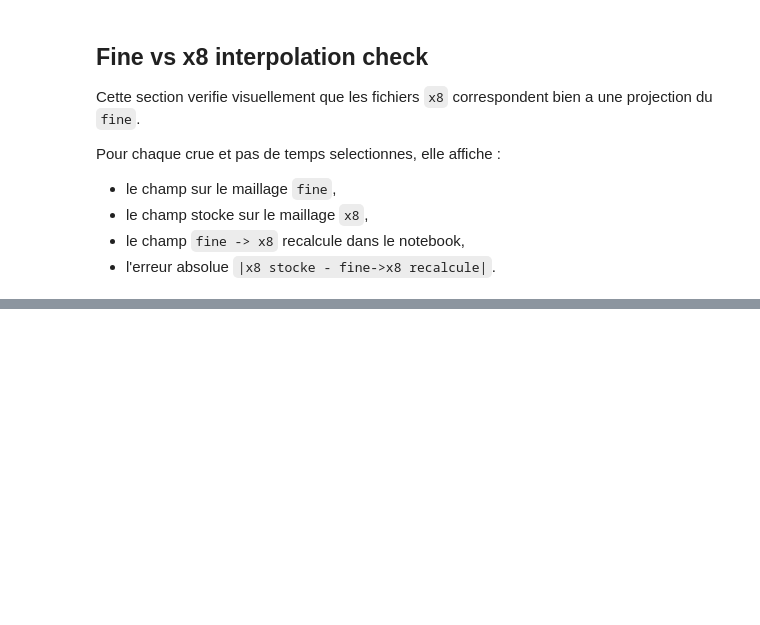
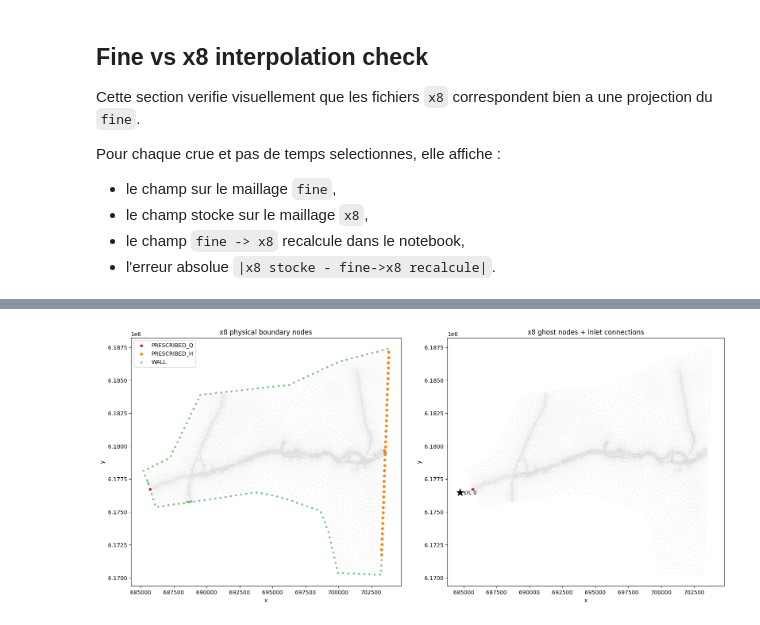
Before and after one commit to vmerc/gnn_modulus_test, a Jupyter notebook: Aube/multisource/check_multisource_dataset.ipynb, the cells around one changed output, grey strips where cells are left out. Saved outputs shown, nothing was run; the diff lists cells and outputs as text; code cells hidden in the pictures; blank space fills up the shorter version.

```diff
--- a/Aube/multisource/check_multisource_dataset.ipynb
+++ b/Aube/multisource/check_multisource_dataset.ipynb
@@ -437,0 +482,84 @@ for case_idx in range(selected_case_count):
+# %%
+import json
+
+X8_BASE_BIN = "/work/m24046/m24046mrcr/dataset_Tet_short_ghost/x8_full/Mesh8_base.bin"
+X8_MESH_SLF = "/work/m24046/m24046mrcr/dataset_Tet_short_ghost/x8_full/Mesh8_corrige.slf"
+X8_INLETS_JSON = "/work/m24046/m24046mrcr/dataset_Tet_short_ghost/x8_full/x8_inlet_node_lists.json"
+
+x8_base_bin = require_file(X8_BASE_BIN, "X8_BASE_BIN")
+x8_mesh_slf = require_file(X8_MESH_SLF, "X8_MESH_SLF")
+x8_inlets_json = require_file(X8_INLETS_JSON, "X8_INLETS_JSON")
+
+graphs, _ = dgl.load_graphs(str(x8_base_bin))
+x8_base_graph = graphs[0]
+x8_mesh = TelemacFile(str(x8_mesh_slf))
+
+x8_xy, _ = add_mesh_info(x8_mesh)
+x8_labels = node_labels_from_graph(x8_base_graph)
+
+with x8_inlets_json.open("r", encoding="utf-8") as handle:
+    x8_inlet_node_lists = json.load(handle)
+
+x8_ghost_graph = add_ghost_source_nodes(
+    x8_base_graph,
+    x8_inlet_node_lists,
+    edge_feature_dim=x8_base_graph.edata["x"].shape[1],
+)
+x8_ghost_xy = build_ghost_xy(x8_xy, x8_inlet_node_lists)
+
+print(x8_base_graph)
+print("x8 label counts:", count_labels(x8_labels))
+print("x8 inlet count:", len(x8_inlet_node_lists))
+print("x8 inlet sizes:", [len(nodes) for nodes in x8_inlet_node_lists])
+print("x8 ghost graph nodes:", x8_ghost_graph.num_nodes())
+print("x8 ghost graph source nodes:", int(x8_ghost_graph.ndata["is_source"].sum()))
+
+fig, axes = plt.subplots(1, 2, figsize=(16, 7), constrained_layout=True)
+
+for ax in axes:
+    setup_axis(ax, x8_mesh)
+
+axes[0].set_title("x8 physical boundary nodes")
+axes[0].scatter(
+    x8_xy[x8_labels == NodeType.PRESCRIBED_Q, 0],
+    x8_xy[x8_labels == NodeType.PRESCRIBED_Q, 1],
+    s=18,
+    c="tab:red",
+    label="PRESCRIBED_Q",
+)
+axes[0].scatter(
+    x8_xy[x8_labels == NodeType.PRESCRIBED_H, 0],
+    x8_xy[x8_labels == NodeType.PRESCRIBED_H, 1],
+    s=18,
+    c="tab:orange",
+    label="PRESCRIBED_H",
+)
+axes[0].scatter(
+    x8_xy[x8_labels == NodeType.WALL_BOUNDARY, 0],
+    x8_xy[x8_labels == NodeType.WALL_BOUNDARY, 1],
+    s=8,
+    c="tab:green",
+    alpha=0.5,
+    label="WALL",
+)
+axes[0].legend(loc="best")
+
+axes[1].set_title("x8 ghost nodes + inlet connections")
+axes[1].scatter(
+    x8_xy[x8_labels == NodeType.PRESCRIBED_Q, 0],
+    x8_xy[x8_labels == NodeType.PRESCRIBED_Q, 1],
+    s=18,
+    c="tab:red",
+    label="PRESCRIBED_Q",
+)
+
+for source_id, inlet_nodes in enumerate(x8_inlet_node_lists):
+    inlet_xy = x8_xy[np.asarray(inlet_nodes)]
+    gx, gy = x8_ghost_xy[source_id]
+    axes[1].scatter([gx], [gy], s=180, c="black", marker="*", zorder=5)
+    axes[1].text(gx, gy, f"  src {source_id}", fontsize=10, va="center")
+    for node_xy in inlet_xy:
+        axes[1].plot([gx, node_xy[0]], [gy, node_xy[1]], color="0.2", alpha=0.25, linewidth=0.8)
+
+plt.show()
+# %% [output]
@@ -437,0 +575 @@ for case_idx in range(selected_case_count):
+[figure, added]
```
Also changed, not shown: parts of 8 cells of this notebook.
